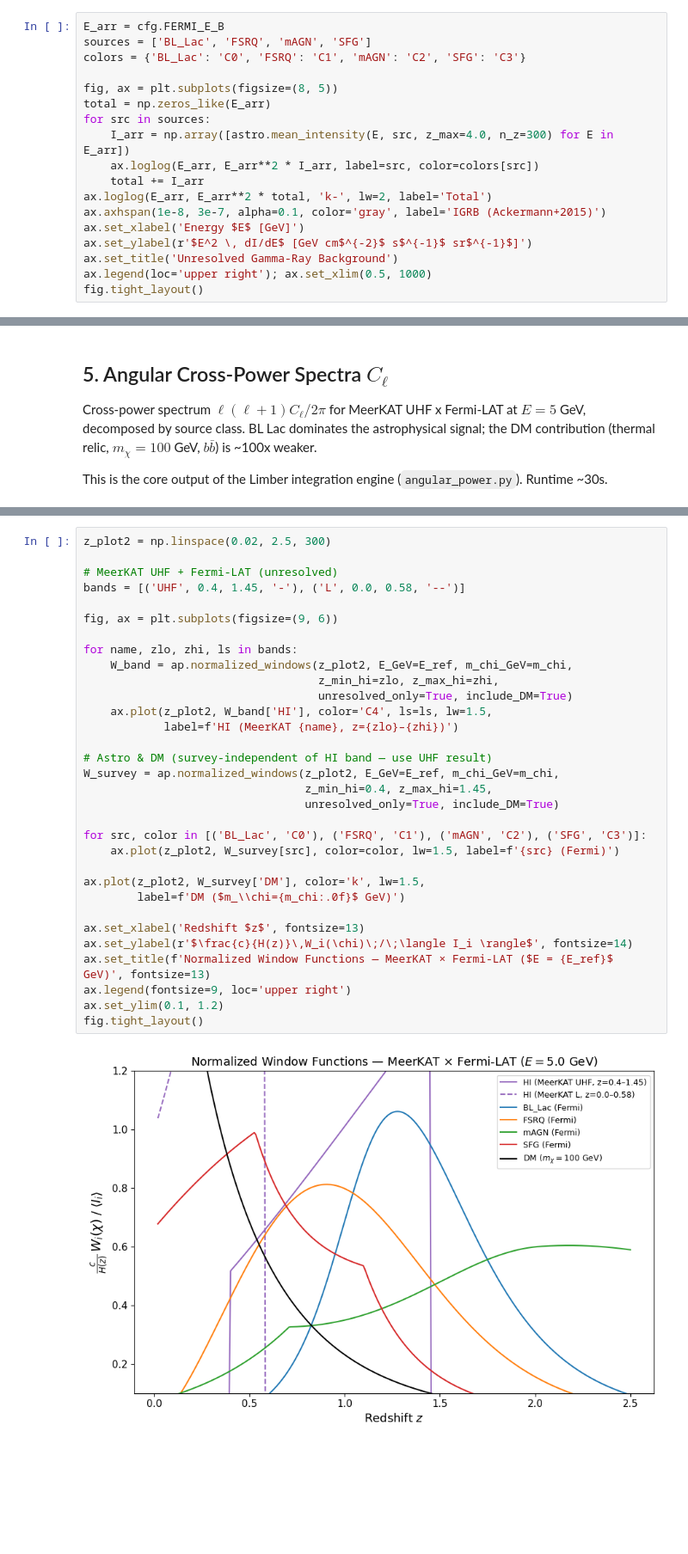
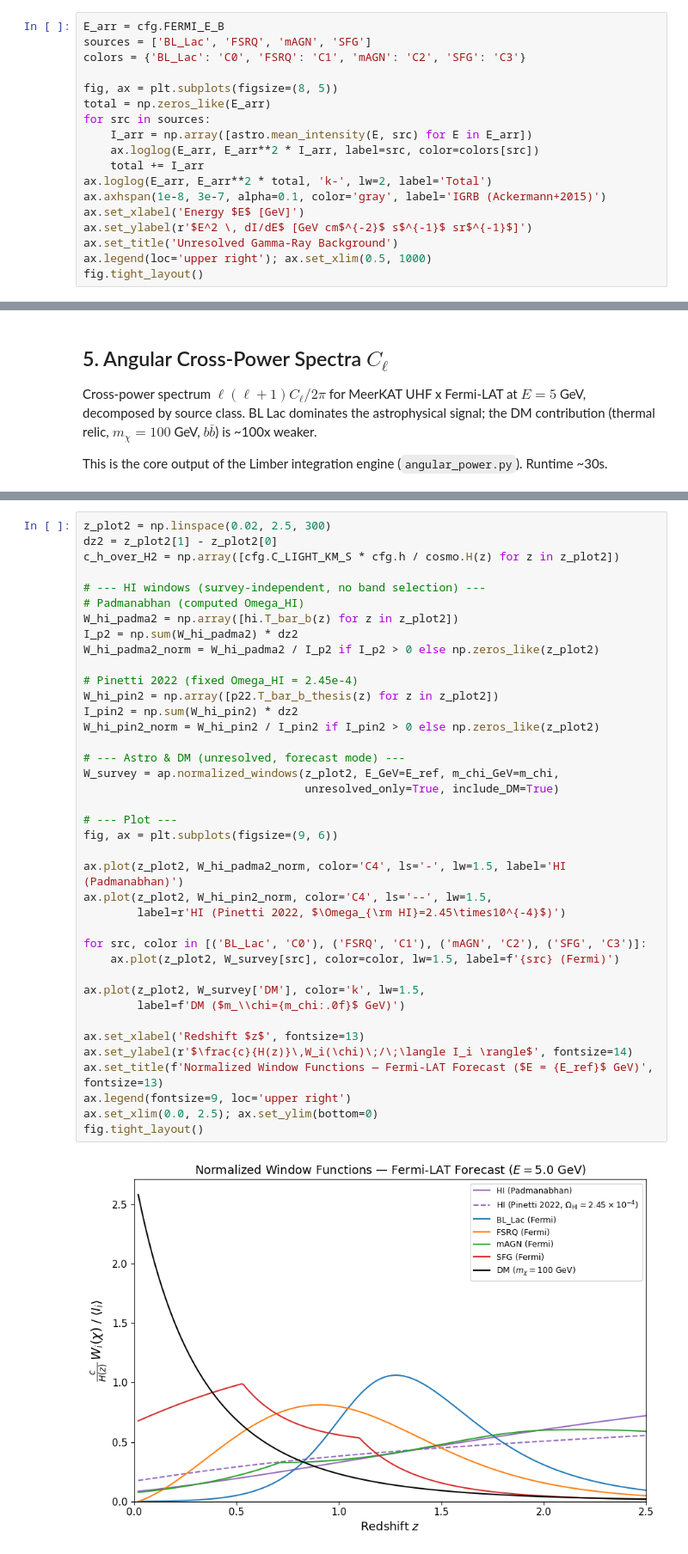
Before and after one commit to raw-asparagus/hixugrb, a Jupyter notebook: notebooks/pipeline_validation.ipynb, the cells around one changed output, grey strips where cells are left out. Shown at 86% size. Drawn from its saved outputs; the diff is of its cells as text; blank space fills up the shorter version.

```diff
--- a/notebooks/pipeline_validation.ipynb
+++ b/notebooks/pipeline_validation.ipynb
@@ -91,7 +93,7 @@ colors = {'BL_Lac': 'C0', 'FSRQ': 'C1', 'mAGN': 'C2', 'SFG': 'C3'}
 fig, ax = plt.subplots(figsize=(8, 5))
 total = np.zeros_like(E_arr)
 for src in sources:
-    I_arr = np.array([astro.mean_intensity(E, src, z_max=4.0, n_z=300) for E in E_arr])
+    I_arr = np.array([astro.mean_intensity(E, src) for E in E_arr])
     ax.loglog(E_arr, E_arr**2 * I_arr, label=src, color=colors[src])
     total += I_arr
 ax.loglog(E_arr, E_arr**2 * total, 'k-', lw=2, label='Total')
@@ -241,38 +259,45 @@ Observable window functions for specific instrument configurations:
 - **DM:** Same as theoretical (no survey dependence)
 # %%
 z_plot2 = np.linspace(0.02, 2.5, 300)
+dz2 = z_plot2[1] - z_plot2[0]
+c_h_over_H2 = np.array([cfg.C_LIGHT_KM_S * cfg.h / cosmo.H(z) for z in z_plot2])
 
-# MeerKAT UHF + Fermi-LAT (unresolved)
-bands = [('UHF', 0.4, 1.45, '-'), ('L', 0.0, 0.58, '--')]
+# --- HI windows (survey-independent, no band selection) ---
+# Padmanabhan (computed Omega_HI)
+W_hi_padma2 = np.array([hi.T_bar_b(z) for z in z_plot2])
+I_p2 = np.sum(W_hi_padma2) * dz2
+W_hi_padma2_norm = W_hi_padma2 / I_p2 if I_p2 > 0 else np.zeros_like(z_plot2)
 
+# Pinetti 2022 (fixed Omega_HI = 2.45e-4)
+W_hi_pin2 = np.array([p22.T_bar_b_thesis(z) for z in z_plot2])
+I_pin2 = np.sum(W_hi_pin2) * dz2
+W_hi_pin2_norm = W_hi_pin2 / I_pin2 if I_pin2 > 0 else np.zeros_like(z_plot2)
+
+# --- Astro & DM (unresolved, forecast mode) ---
+W_survey = ap.normalized_windows(z_plot2, E_GeV=E_ref, m_chi_GeV=m_chi,
+                                 unresolved_only=True, include_DM=True)
+
+# --- Plot ---
 fig, ax = plt.subplots(figsize=(9, 6))
 
-for name, zlo, zhi, ls in bands:
-    W_band = ap.normalized_windows(z_plot2, E_GeV=E_ref, m_chi_GeV=m_chi,
-                                   z_min_hi=zlo, z_max_hi=zhi,
-                                   unresolved_only=True, include_DM=True)
-    ax.plot(z_plot2, W_band['HI'], color='C4', ls=ls, lw=1.5,
-            label=f'HI (MeerKAT {name}, z={zlo}–{zhi})')
-
-# Astro & DM (survey-independent of HI band — use UHF result)
-W_survey = ap.normalized_windows(z_plot2, E_GeV=E_ref, m_chi_GeV=m_chi,
-                                 z_min_hi=0.4, z_max_hi=1.45,
-                                 unresolved_only=True, include_DM=True)
+ax.plot(z_plot2, W_hi_padma2_norm, color='C4', ls='-', lw=1.5, label='HI (Padmanabhan)')
+ax.plot(z_plot2, W_hi_pin2_norm, color='C4', ls='--', lw=1.5,
+        label=r'HI (Pinetti 2022, $\Omega_{\rm HI}=2.45\times10^{-4}$)')
 
 for src, color in [('BL_Lac', 'C0'), ('FSRQ', 'C1'), ('mAGN', 'C2'), ('SFG', 'C3')]:
     ax.plot(z_plot2, W_survey[src], color=color, lw=1.5, label=f'{src} (Fermi)')
 
 ax.plot(z_plot2, W_survey['DM'], color='k', lw=1.5,
         label=f'DM ($m_\\chi={m_chi:.0f}$ GeV)')
 
 ax.set_xlabel('Redshift $z$', fontsize=13)
 ax.set_ylabel(r'$\frac{c}{H(z)}\,W_i(\chi)\;/\;\langle I_i \rangle$', fontsize=14)
-ax.set_title(f'Normalized Window Functions — MeerKAT × Fermi-LAT ($E = {E_ref}$ GeV)', fontsize=13)
+ax.set_title(f'Normalized Window Functions — Fermi-LAT Forecast ($E = {E_ref}$ GeV)', fontsize=13)
 ax.legend(fontsize=9, loc='upper right')
-ax.set_ylim(0.1, 1.2)
+ax.set_xlim(0.0, 2.5); ax.set_ylim(bottom=0)
 fig.tight_layout()
 # %% [output]
-[figure, old version]
+[figure, new version]
 # %% [markdown]
 ## 6c. Normalized Window Functions — Survey-Dependent (Data Analysis)
 
```
Also changed, not shown: parts of 10 cells of this notebook, 5 other files.
